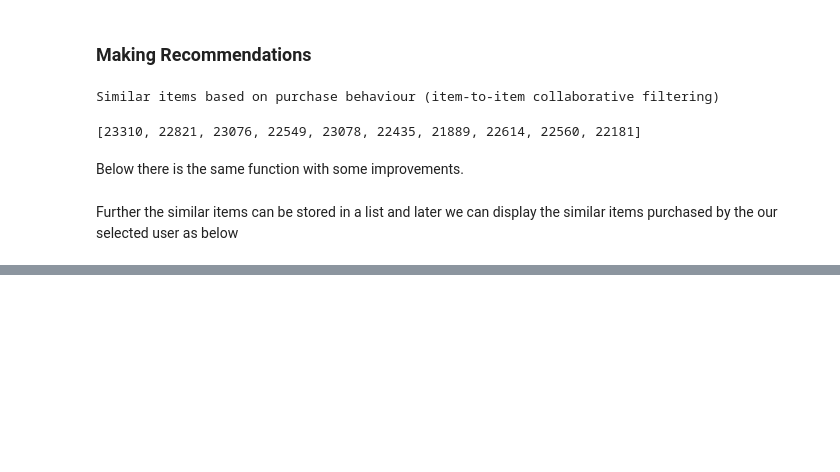
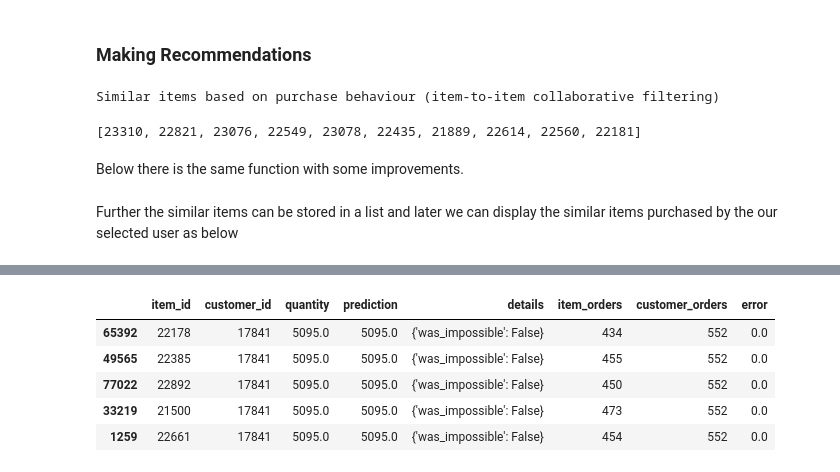
Before and after one commit to LeonardoSMSoares/Recommender-Systems-with-Python, a Jupyter notebook: Applied Recommender Systems with Python/Ch5 - Collaborative Filtering Part 2.ipynb, the cells around one changed output, grey strips where cells are left out. Drawn from its saved outputs; the diff is of its cells as text; code cells hidden in the pictures; blank space fills up the shorter version.

```diff
--- a/Applied Recommender Systems with Python/Ch5 - Collaborative Filtering Part 2.ipynb
+++ b/Applied Recommender Systems with Python/Ch5 - Collaborative Filtering Part 2.ipynb
@@ -500,0 +938,9 @@ Similar Items bought by our users based on Cosine Similarity
+# %%
+best_predictions.head()
+# %% [output]
+|  | item_id | customer_id | quantity | prediction | details | item_orders | customer_orders | error |
+| 65392 | 22178 | 17841 | 5095.0 | 5095.0 | {'was_impossible': False} | 434 | 552 | 0.0 |
+| 49565 | 22385 | 17841 | 5095.0 | 5095.0 | {'was_impossible': False} | 455 | 552 | 0.0 |
+| 77022 | 22892 | 17841 | 5095.0 | 5095.0 | {'was_impossible': False} | 450 | 552 | 0.0 |
+| 33219 | 21500 | 17841 | 5095.0 | 5095.0 | {'was_impossible': False} | 473 | 552 | 0.0 |
+| 1259 | 22661 | 17841 | 5095.0 | 5095.0 | {'was_impossible': False} | 454 | 552 | 0.0 |
```
Also changed, not shown: parts of 58 cells of this notebook, 3 other files.
